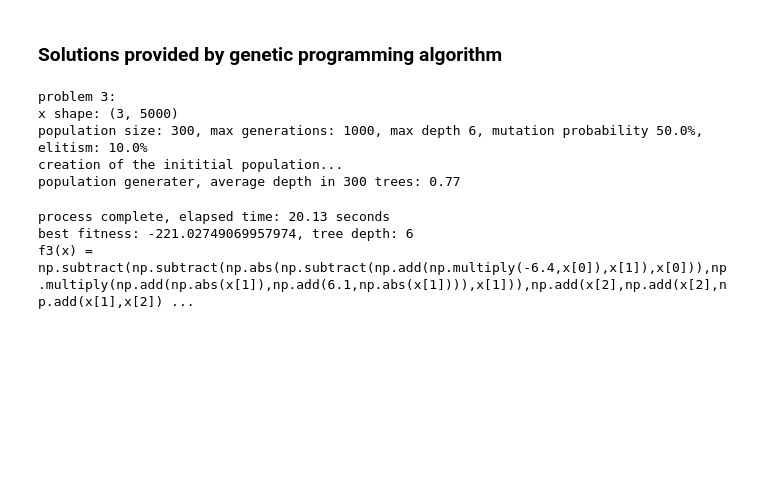
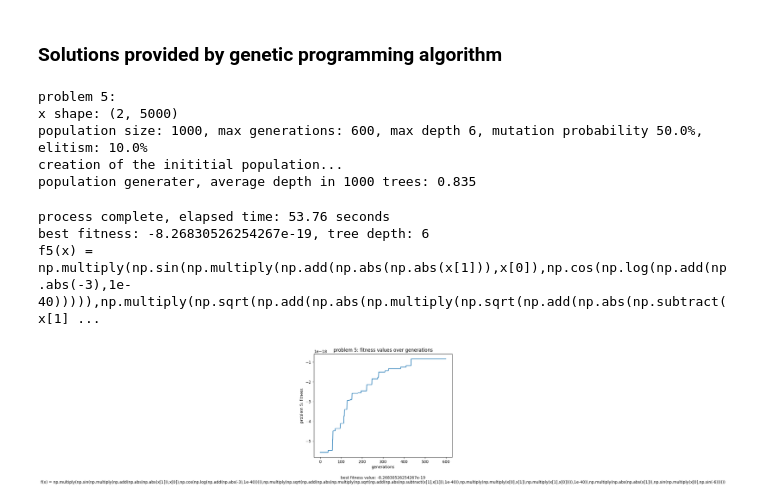
Before and after one commit to simotmm/CI2024_project-work, a Jupyter notebook: src/example.ipynb, the cells around one changed output. Drawn from its saved outputs; the diff is of its cells as text; code cells hidden in the pictures; blank space fills up the shorter version.

Commit message:
example with plot

```diff
--- a/src/example.ipynb
+++ b/src/example.ipynb
@@ -13,26 +13,28 @@ from genetic_algorithm import genetic_programming_algorithm
 # %% [markdown]
 ### Problems data and settings
 # %%
-PROBLEM_ID = 3
+PROBLEM_ID = 5
 PROBLEM = get_problem(PROBLEM_ID)
 SETTINGS = Settings(
     id=PROBLEM_ID,
-    population_dim=300,
-    max_generations=5000,
+    population_dim=1000,
+    max_generations=600,
     max_depth=6,
     mutation_prob=0.5,
     elitism=0.1)
 PROBLEM.settings = SETTINGS
 # %% [markdown]
 ### Solutions provided by genetic programming algorithm
-# %%
-solution = genetic_programming_algorithm(PROBLEM)
-# %% [output]
-problem 3:
-x shape: (3, 5000)
-population size: 300, max generations: 1000, max depth 6, mutation probability 50.0%, elitism: 10.0%
-creation of the inititial population...
-population generater, average depth in 300 trees: 0.77
-process complete, elapsed time: 20.13 seconds
-best fitness: -221.02749069957974, tree depth: 6
-f3(x) = np.subtract(np.subtract(np.abs(np.subtract(np.add(np.multiply(-6.4,x[0]),x[1]),x[0])),np.multiply(np.add(np.abs(x[1]),np.add(6.1,np.abs(x[1]))),x[1])),np.add(x[2],np.add(x[2],np.add(x[1],x[2]) ...
+# %%
+solution, fitness_values = genetic_programming_algorithm(PROBLEM)
+plot_values(f"problem {PROBLEM.id}: fitness", fitness_values, tree=solution)
+# %% [output]
+problem 5:
+x shape: (2, 5000)
+population size: 1000, max generations: 600, max depth 6, mutation probability 50.0%, elitism: 10.0%
+creation of the inititial population...
+population generater, average depth in 1000 trees: 0.835
+process complete, elapsed time: 53.76 seconds
+best fitness: -8.26830526254267e-19, tree depth: 6
+f5(x) = np.multiply(np.sin(np.multiply(np.add(np.abs(np.abs(x[1])),x[0]),np.cos(np.log(np.add(np.abs(-3),1e-40))))),np.multiply(np.sqrt(np.add(np.abs(np.multiply(np.sqrt(np.add(np.abs(np.subtract(x[1] ...
+[figure, added]
```
Also changed, not shown: parts of 2 cells of this notebook, 1 other file.
